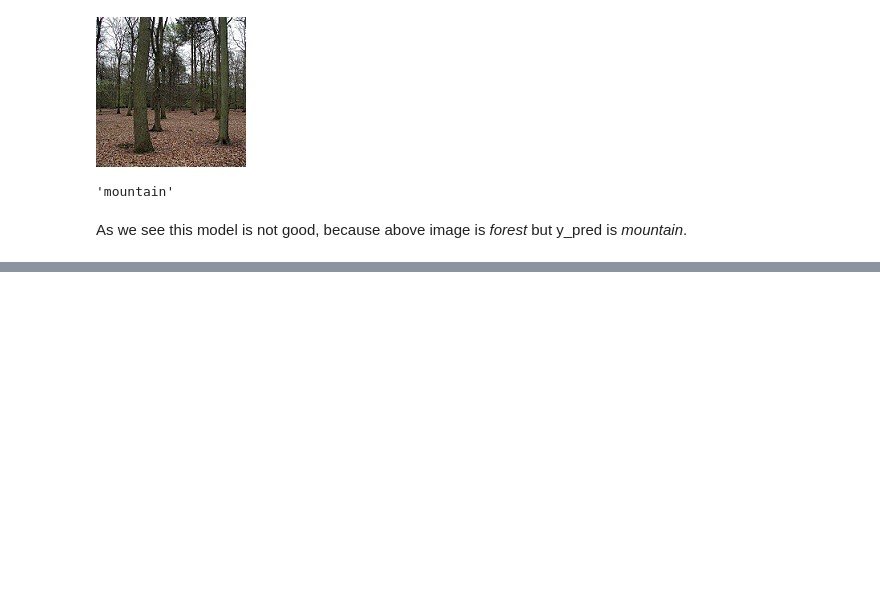
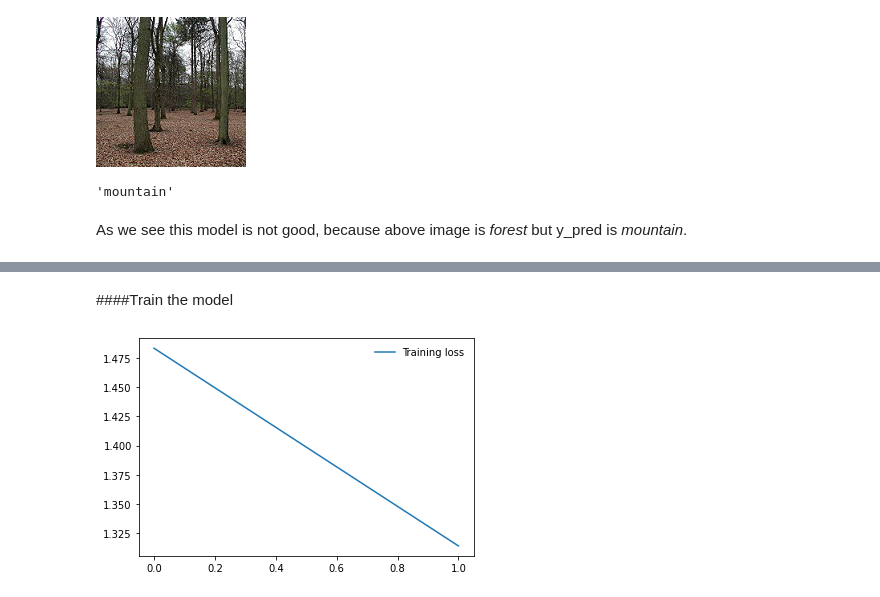
Before and after one commit to ZahraDehghani99/AI-Internship, a Jupyter notebook: Phase02_Intro_to_NN/Phase02_Intro_to_NN.ipynb, the cells around one changed output, grey strips where cells are left out. Cells and saved outputs as stored; diff of their text form; code cells hidden in the pictures; blank space fills up the shorter version.

Commit message:
Add CNN model3 and plot loss after training.

```diff
--- a/Phase02_Intro_to_NN/Phase02_Intro_to_NN.ipynb
+++ b/Phase02_Intro_to_NN/Phase02_Intro_to_NN.ipynb
@@ -1373,0 +1488,39 @@ As we see this model is not good, because above image is *forest* but y_pred is
+# %% [markdown]
+####Train the model
+# %%
+model_intel3 = ConvNet3()
+
+criterion = nn.CrossEntropyLoss()
+optimizer = torch.optim.Adam(model_intel3.parameters(), lr = learning_rate)
+scheduler = ExponentialLR(optimizer, gamma=0.9)
+
+n_total_step = len(train_loader)
+# %%
+from tqdm import tqdm
+import torch.nn.functional as F
+running_loss = 0
+train_losses = []
+
+for epoch in range(num_epoch):
+
+  loop = tqdm(enumerate(train_loader), total = n_total_step, leave = False)
+
+  for i , (image, label) in loop:
+
+    y_pred_intel = model_intel3(image)
+    loss = criterion(y_pred_intel, label)
+
+    optimizer.zero_grad()
+    loss.backward()
+    optimizer.step()
+
+    running_loss += loss.item()
+
+  scheduler.step()
+
+  train_losses.append(running_loss/n_total_step)
+  running_loss = 0
+
+  # update progress bar
+  loop.set_description(f'Epoch : [{epoch}/{num_epoch}]')
+  loop.set_postfix(loss = loss.item())
@@ -1373,0 +1529,6 @@ As we see this model is not good, because above image is *forest* but y_pred is
+# %%
+plt.plot(train_losses, label='Training loss')
+plt.legend(frameon=False)
+plt.show()
+# %% [output]
+[figure, added]
```
Also changed, not shown: parts of 23 cells of this notebook.
